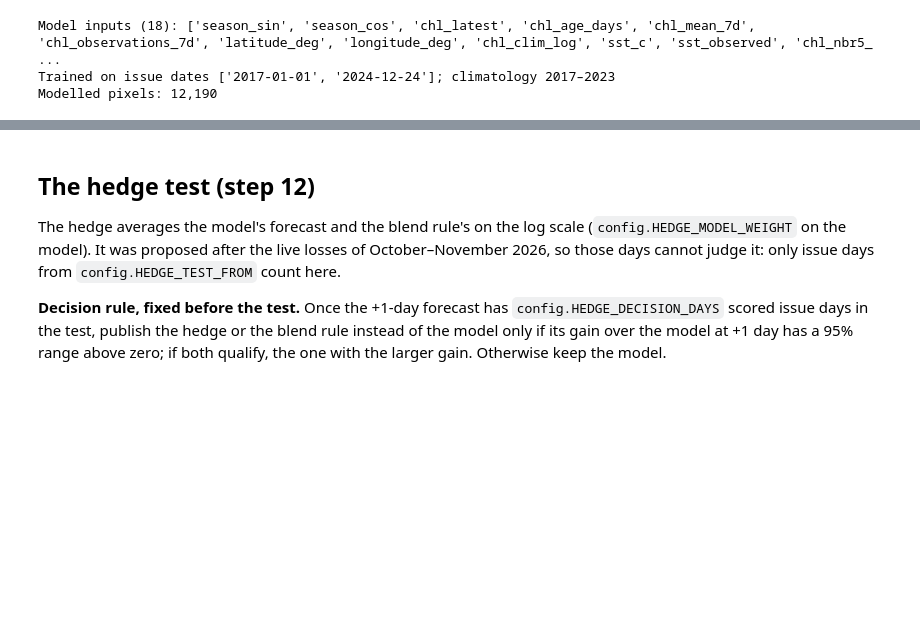
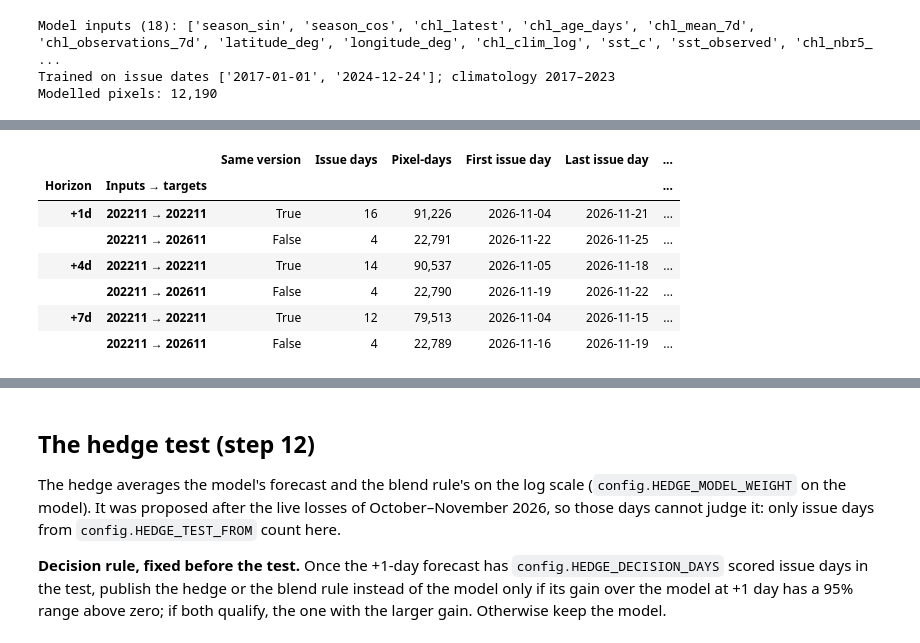
Before and after one commit to algatt/mcast.pages.chl_prediction, a Jupyter notebook: experiment_v2/07-NRT-Input-Validation.ipynb, the cells around one changed output, grey strips where cells are left out. Drawn from its saved outputs; the diff is of its cells as text; code cells hidden in the pictures; blank space fills up the shorter version.

```diff
--- a/experiment_v2/07-NRT-Input-Validation.ipynb
+++ b/experiment_v2/07-NRT-Input-Validation.ipynb
@@ -420,0 +422,88 @@ Saved the live evaluation to: /Users/alangatt/git/mcast/research/mcast.pages.chl
+# %%
+# Scores split by product version. The live chlorophyll feed changed version in
+# November 2026 and the new one reads higher, so a forecast made from one version
+# and scored against the other is penalised (or flattered) by the step itself.
+# Each issue day is labelled "inputs → targets" and each group is scored alone.
+chl_copies = []
+for copy in archive.versions("chl"):
+    if not copy["retrieved_utc"]:
+        continue
+    with xr.open_dataset(copy["path"]) as ds:
+        chl_copies.append({
+            "date": pd.Timestamp(copy["date"]),
+            "retrieved": pd.Timestamp(copy["retrieved_utc"]),
+            "version": ds.attrs.get("source_dataset_version") or "unknown",
+        })
+chl_copies = pd.DataFrame(chl_copies)
+target_version = {pd.Timestamp(row["observation_date"]): row["dataset_version"] or "unknown"
+                  for row in target_manifest}
+
+
+def input_version(issue_day):
+    """Version(s) of the chlorophyll copies an issue day used: the newest copy of
+    each day in its history window that had been retrieved by the cutoff."""
+    cutoff = pd.Timestamp(f"{issue_day:%Y-%m-%d} {config.FORECAST_ISSUE_TIME_UTC}", tz="UTC")
+    newest = issue_day - pd.Timedelta(days=config.CHL_LAG_DAYS)
+    oldest = newest - pd.Timedelta(days=config.CHL_HISTORY_DAYS - 1)
+    usable = chl_copies[(chl_copies["date"] >= oldest) & (chl_copies["date"] <= newest)
+                        & (chl_copies["retrieved"] <= cutoff)]
+    if usable.empty:
+        return "none"
+    used = usable.sort_values("retrieved").groupby("date")["version"].last()
+    return "+".join(sorted(set(used)))
+
+
+version_rows = []
+for h, e in evaluation.items():
+    issue_dates = dates[e["issue_index"]]
+    labels = np.array([
+        f"{input_version(d)} → {target_version.get(d + pd.Timedelta(days=h), 'unknown')}"
+        for d in issue_dates
+    ])
+    target = chl[e["issue_index"] + h]
+    for label in sorted(set(labels)):
+        sel = e["scored"] & (labels == label)[:, None, None]
+        if not sel.any():
+            continue
+        observed = target[sel]
+        model, blend = e["model"][sel], e["blend"][sel]
+        day_of = np.broadcast_to(np.arange(len(issue_dates))[:, None, None], sel.shape)[sel]
+        n_days = int(np.unique(day_of).size)
+        gain, low, high = scoring.log_rmse_gain_interval(observed, model, blend, day_of)
+        if n_days < 10:
+            low = high = np.nan   # too few days for a range, as above
+        inputs_v, targets_v = label.split(" → ")
+        version_rows.append({
+            "Horizon": f"+{h}d", "Inputs → targets": label,
+            "Same version": inputs_v == targets_v,
+            "Issue days": n_days, "Pixel-days": int(sel.sum()),
+            "First issue day": f"{issue_dates[np.unique(day_of)].min():%Y-%m-%d}",
+            "Last issue day": f"{issue_dates[np.unique(day_of)].max():%Y-%m-%d}",
+            "RMSE log10: Forecast model": scoring.chl_scores(observed, model)["RMSE (log10)"],
+            "RMSE log10: Blend rule": scoring.chl_scores(observed, blend)["RMSE (log10)"],
+            "Bias log10: Forecast model": float(np.mean(np.log10(model) - np.log10(observed))),
+            "Bias log10: Blend rule": float(np.mean(np.log10(blend) - np.log10(observed))),
+            "Gain over blend (%)": gain, "95% low": low, "95% high": high,
+        })
+
+scores_by_version = pd.DataFrame(version_rows).set_index(["Horizon", "Inputs → targets"])
+display(scores_by_version.style.format({
+    "Issue days": "{:,.0f}", "Pixel-days": "{:,.0f}",
+    **{c: "{:.4f}" for c in scores_by_version.columns if c.startswith("RMSE")},
+    **{c: "{:+.4f}" for c in scores_by_version.columns if c.startswith("Bias")},
+    "Gain over blend (%)": "{:+.1f}", "95% low": "{:+.1f}", "95% high": "{:+.1f}",
+}, na_rep="needs 10+ issue days"))
+
+(evaluation_dir / "scores_by_version.json").write_text(
+    scores_by_version.reset_index().to_json(orient="records", indent=2, double_precision=10, force_ascii=False),
+    encoding="utf-8")
+print(f"Saved the scores by product version to: {evaluation_dir}")
+# %% [output]
+|  |  | Same version | Issue days | Pixel-days | First issue day | Last issue day | ... |
+| Horizon | Inputs → targets |  |  |  |  |  | ... |
+| +1d | 202211 → 202211 | True | 16 | 91,226 | 2026-11-04 | 2026-11-21 | ... |
+|  | 202211 → 202611 | False | 4 | 22,791 | 2026-11-22 | 2026-11-25 | ... |
+| +4d | 202211 → 202211 | True | 14 | 90,537 | 2026-11-05 | 2026-11-18 | ... |
+|  | 202211 → 202611 | False | 4 | 22,790 | 2026-11-19 | 2026-11-22 | ... |
+| +7d | 202211 → 202211 | True | 12 | 79,513 | 2026-11-04 | 2026-11-15 | ... |
+|  | 202211 → 202611 | False | 4 | 22,789 | 2026-11-16 | 2026-11-19 | ... |
```
Also changed, not shown: parts of 11 cells of this notebook, 11 other files.
